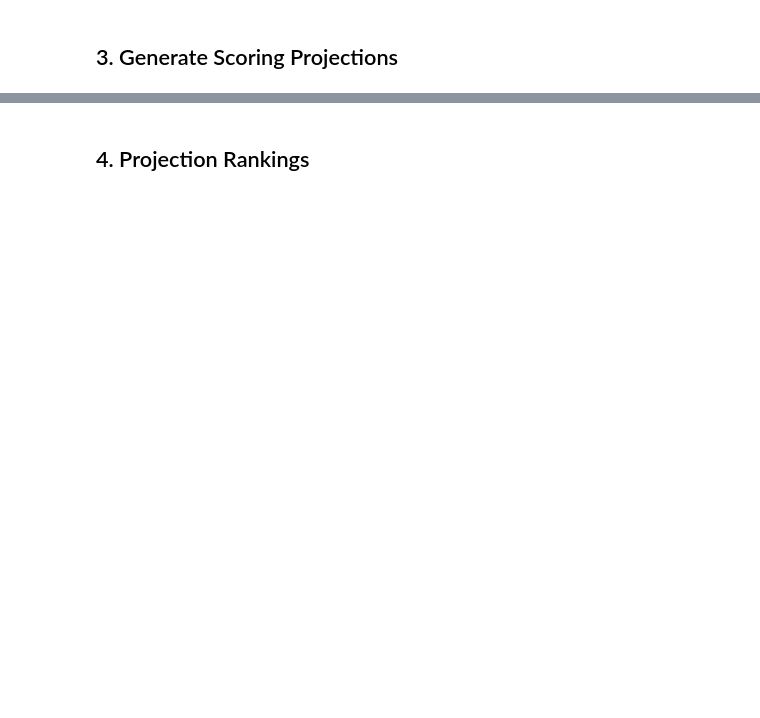
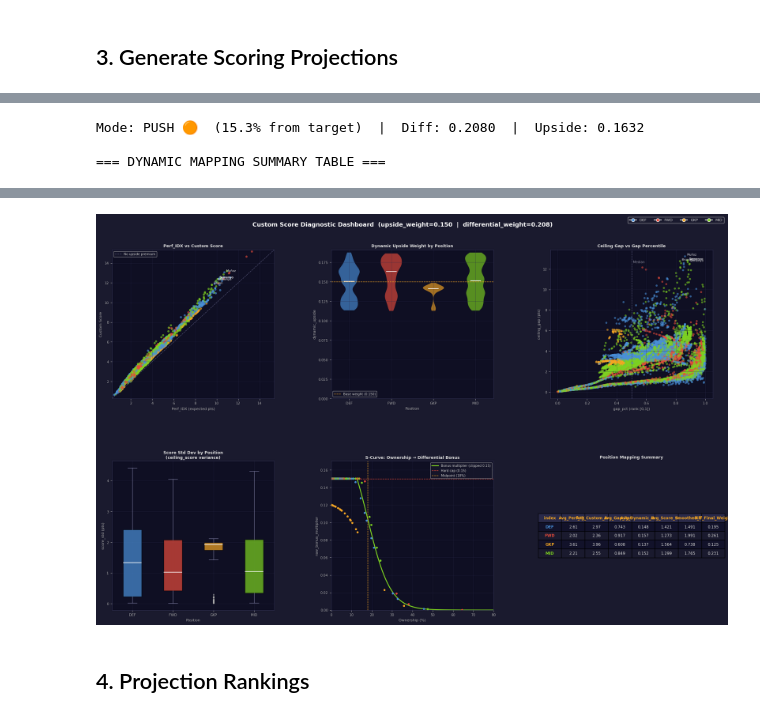
Before and after one commit to JubileeZ/FPL, a Jupyter notebook: FPL_Dashboard.ipynb, the cells around one changed output, grey strips where cells are left out. Cells and saved outputs as stored; diff of their text form; code cells hidden in the pictures; blank space fills up the shorter version.

```diff
--- a/FPL_Dashboard.ipynb
+++ b/FPL_Dashboard.ipynb
@@ -169,5 +176,9 @@ gw_projection_df = create_optimized_custom_score(
     df=gw_projection_df,
     differential_weight=diff_weight,
     upside_weight=upside_weight,
-    # visualize=True
+    visualize=True
 )
+# %% [output]
+Mode: PUSH 🟠  (15.3% from target)  |  Diff: 0.2080  |  Upside: 0.1632
+
+=== DYNAMIC MAPPING SUMMARY TABLE ===
@@ -174,3 +190,4 @@ gw_projection_df = create_optimized_custom_score(
+[figure, added]
 # %% [markdown]
 ## 4. Projection Rankings
 # %%
```
Also changed, not shown: parts of 7 cells of this notebook, 9 other files.
